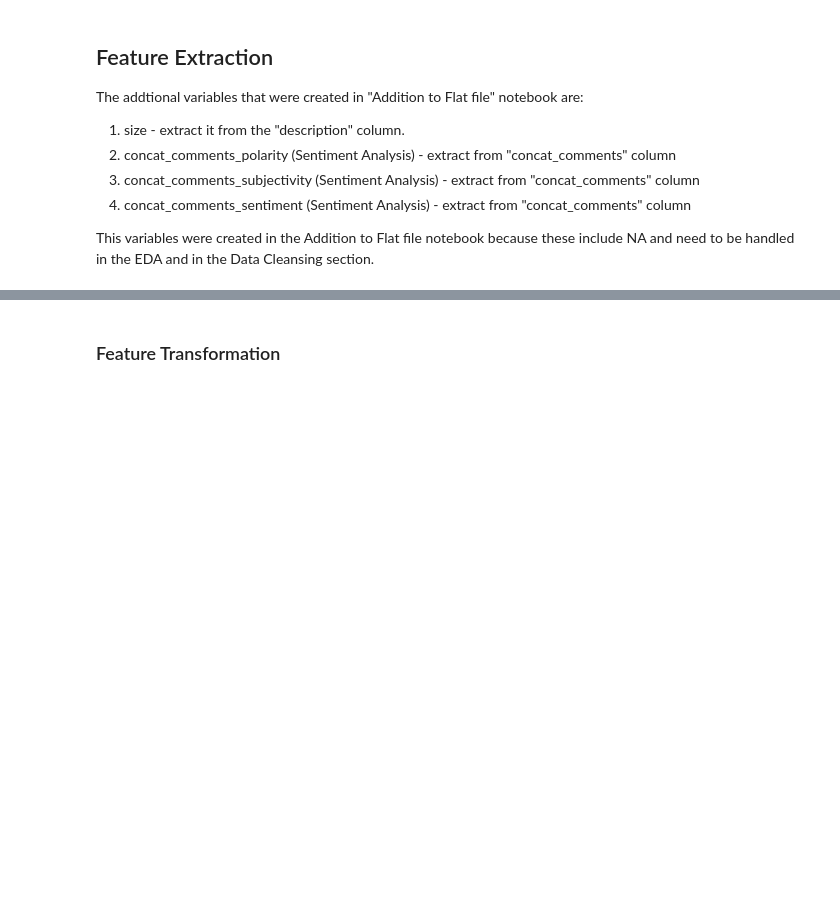
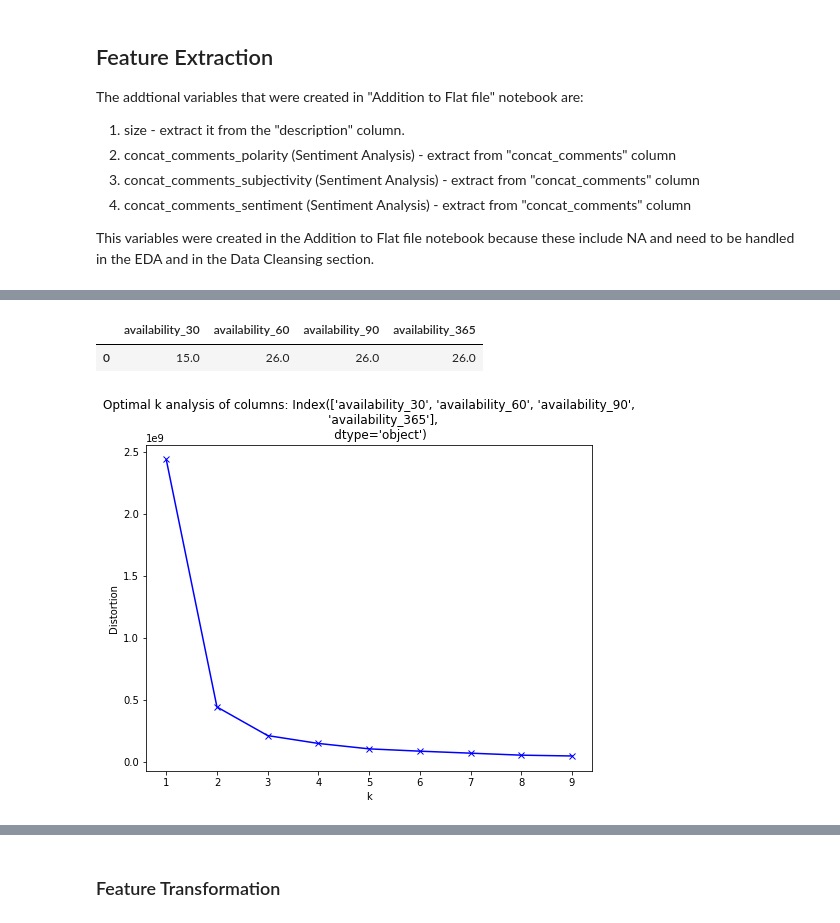
Before and after one commit to NaamaJan/airbnb-berlin-availability, a Jupyter notebook: Feature Enrichment and Selection.ipynb, the cells around one changed output, grey strips where cells are left out. Drawn from its saved outputs; the diff is of its cells as text; code cells hidden in the pictures; blank space fills up the shorter version.

```diff
--- a/Feature Enrichment and Selection.ipynb
+++ b/Feature Enrichment and Selection.ipynb
@@ -109,0 +120,5 @@ dropping coulmns:  ['Unnamed: 0']
+# %%
+availability_columns = ['availability_30','availability_60', 'availability_90', 'availability_365']
+
+df_eda_numric_correlations[(df_eda_numric_correlations['var1'].isin(availability_columns)) &
+                           (df_eda_numric_correlations['var2'].isin(availability_columns))]
@@ -109,0 +133,31 @@ dropping coulmns:  ['Unnamed: 0']
+# %%
+def display_elbow_of_selected_columns(X, k_min_range=1, k_max_range=10):
+    """
+    Using plot of the Elbow Method to determine this optimal value of k.
+    This method is only for plotting. Base on the plot the user need to select k.
+    """
+
+    selected_columns = X.columns
+    display(X.head(1))
+
+    distortions = []
+    K = range(k_min_range,k_max_range)
+    for k in K:
+        kmeanModel = KMeans(n_clusters=k)
+        kmeanModel.fit(X)
+        distortions.append(kmeanModel.inertia_)
+
+    plt.figure(figsize=(8,6))
+    plt.plot(K, distortions, 'bx-')
+    plt.xlabel('k')
+    plt.ylabel('Distortion')
+    plt.title(f'Optimal k analysis of columns: {str(selected_columns)}' )
+    plt.show()
+# %%
+# Plotting kmeanModel elbow for selecting K
+X = df[availability_columns]
+display_elbow_of_selected_columns(X,  1, 10)
+# %% [output]
+|  | availability_30 | availability_60 | availability_90 | availability_365 |
+| 0 | 15.0 | 26.0 | 26.0 | 26.0 |
+[figure, added]
```
Also changed, not shown: parts of 39 cells of this notebook, 1 other file.
